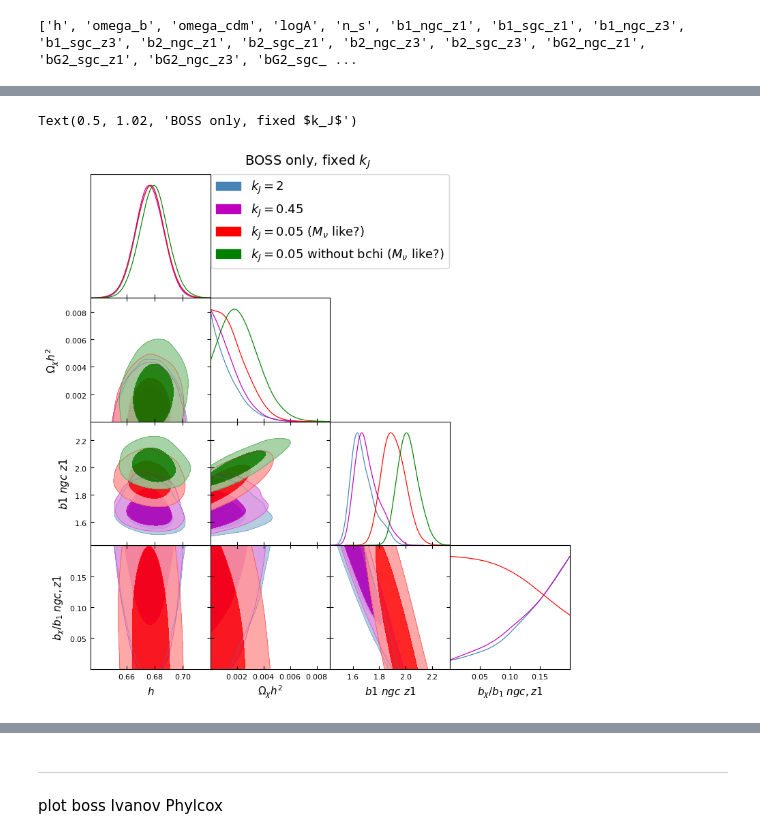
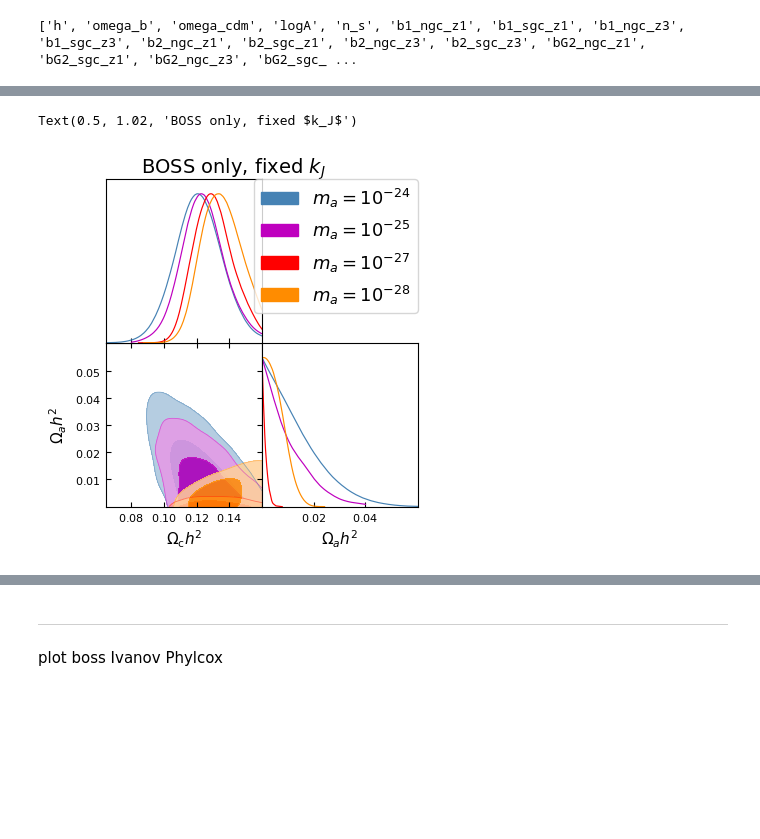
Before and after one commit to fverd/cobaya, a Jupyter notebook: FRA/analyze-chain.ipynb, the cells around one changed output, grey strips where cells are left out. Saved outputs shown, nothing was run; the diff lists cells and outputs as text; code cells hidden in the pictures; blank space fills up the shorter version.

```diff
--- a/FRA/analyze-chain.ipynb
+++ b/FRA/analyze-chain.ipynb
@@ -42,36 +43,34 @@ Exception: parameter name not found: h
 # %%
-boss_0p05 = load_samples('/home/fverdian/cobaya/chains-grids/bx_CMBpriors/base_Mnu0p1/boss/base_Mnu0p1_boss', to_getdist=True)
-boss_0p05.label=r'$k_J=0.05$ ($M_\nu$ like?)'
+b1 = load_samples('/home/fverdian/cobaya/chains-ulysses/AxiCLASS_m24_wnu/chain', to_getdist=True)
+b1.label=r'$m_a=10^{-24}$'
 
-boss_0p45 = load_samples('/home/fverdian/cobaya/chains-grids/bx_CMBpriors/base_kJ0p45/boss/base_kJ0p45_boss', to_getdist=True)
-boss_0p45.label=r'$k_J=0.45$'
+b2 = load_samples('/home/fverdian/cobaya/chains-ulysses/AxiCLASS_m25_wnu/chain', to_getdist=True)
+b2.label=r'$m_a=10^{-25}$'
 
-boss_2p0 = load_samples('/home/fverdian/cobaya/chains-grids/bx_CMBpriors/base_kJ2/boss/base_kJ2_boss', to_getdist=True)
-boss_2p0.label=r'$k_J=2$'
+b3 = load_samples('/home/fverdian/cobaya/chains-ulysses/AxiCLASS_m27_wnu/chain', to_getdist=True)
+b3.label=r'$m_a=10^{-27}$'
 
-boss_0p05b = load_samples('/home/fverdian/cobaya/chains-grids/NObx_CMBpriors/base_Mnu0p1/boss/base_Mnu0p1_boss', to_getdist=True)
-boss_0p05b.label=r'$k_J=0.05$ without bchi ($M_\nu$ like?)'
+b4 = load_samples('/home/fverdian/cobaya/chains-ulysses/AxiCLASS_m28_wnu/chain', to_getdist=True)
+b4.label=r'$m_a=10^{-28}$'
 
 # boss_200 = load_samples('/home/fverdian/cobaya/chains-grids/bx_CMBpriors/base_kJ200/boss/base_kJ200_boss', to_getdist=True)
 # boss_200.label=r'$k_J=200$'
 # boss_200.setRanges({'omega_chi':[0.,0.02], 'omega_cdm':[0.115,0.16]})
 
-chains_to_plot=[ boss_2p0, boss_0p45, boss_0p05,boss_0p05b]
+chains_to_plot=[ b1,b2,b3,b4]
 for ch in chains_to_plot:
     p=ch.getParams()
     # ch.addDerived(p.omega_chi*93.14, name='M', label=r'Mnu', range=[0.,None])
     # ch.addDerived(p.omega_chi/(p.omega_cdm+p.omega_b+p.omega_chi), name='fx', label=r'f_\chi', range=[0.,0.2])
 
-pars_toplot =['h','omega_chi','b1_ngc_z1','bx_ngc_z1']
+pars_toplot =['omega_cdm','omega_scf']
 gdplot = gdplt.get_subplot_plotter()
 boss_full.label='CDM'
 gdplot.settings.linewidth=1.5
 gdplot.settings.legend_fontsize=16
 
-gdplot.triangle_plot(chains_to_plot ,  pars_toplot, title_limit=None, contour_colors=['steelblue','m', 'r','g','k'],filled=True)
+gdplot.triangle_plot(chains_to_plot ,  pars_toplot, title_limit=None, contour_colors=['steelblue','m', 'r','darkorange','k'],filled=True)
 gdplot.fig.text(0.5, 1.02, r'BOSS only, fixed $k_J$', ha='center', va='top', fontsize=14)
-# gdplot.finish_plot(no_tight=True)
-# gdplot.fig.savefig('/home/fverdian/cobaya/chains-grids/bossonlyfx/contour.pdf', bbox_inches='tight')
 # %% [output]
 Text(0.5, 1.02, 'BOSS only, fixed $k_J$')
-[figure, old version]
+[figure, new version]
```
Also changed, not shown: parts of 3 cells of this notebook, 15 other files.
